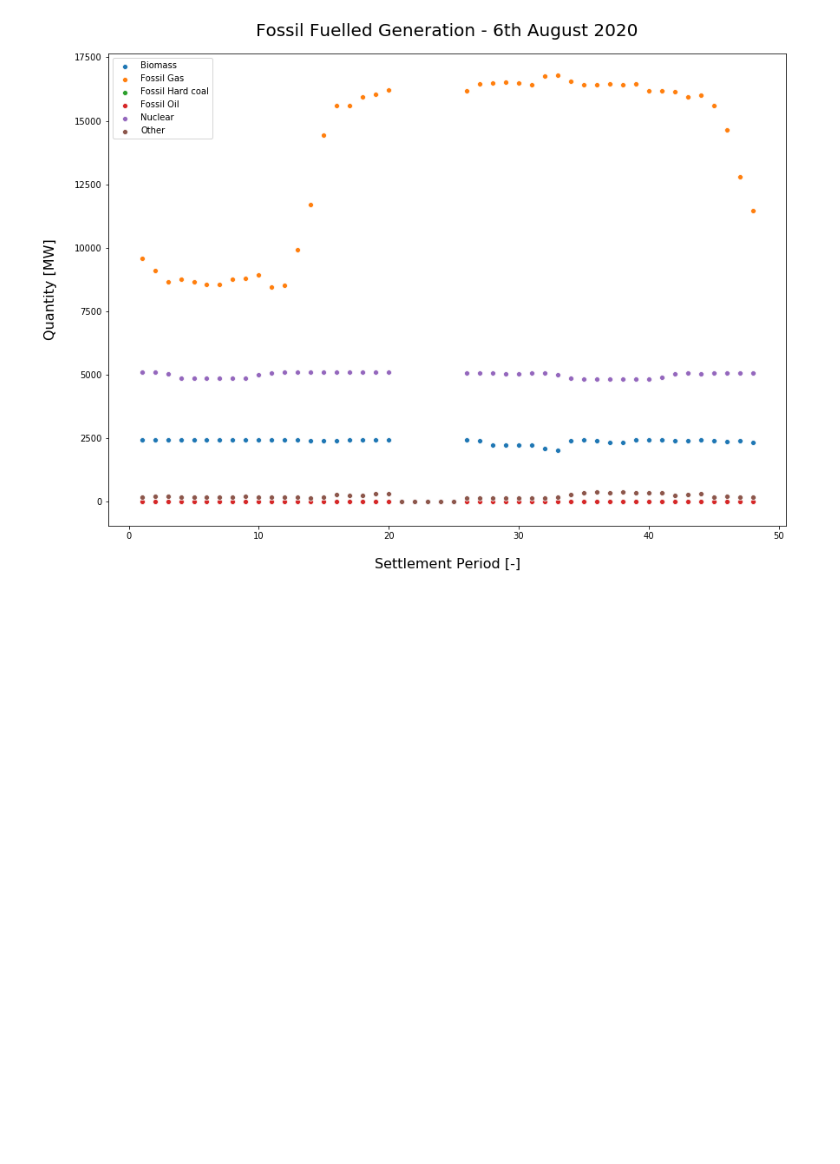
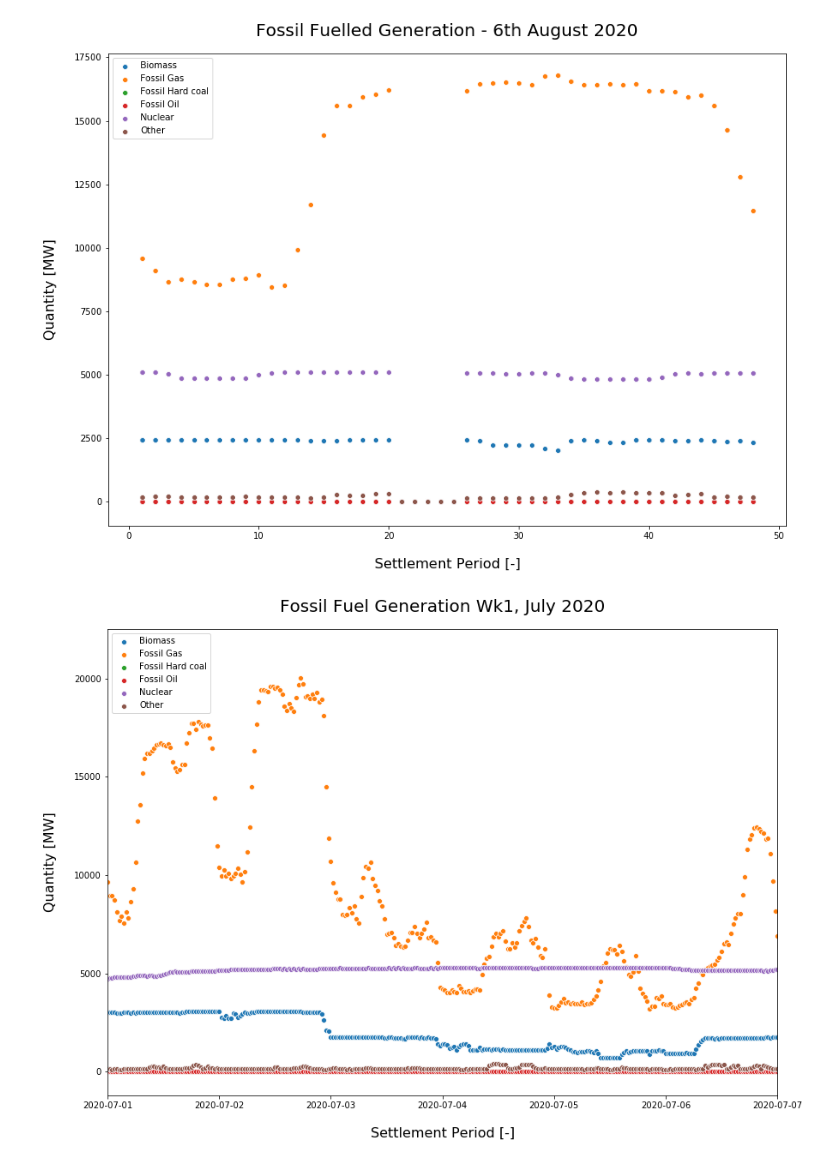
Before and after one commit to PMetcalf/GensetSimulation, a Jupyter notebook: data_analytics/notebooks/1.0-pm-eda.ipynb, the cells around one changed output. Drawn from its saved outputs; the diff is of its cells as text; code cells hidden in the pictures; blank space fills up the shorter version.

```diff
--- a/data_analytics/notebooks/1.0-pm-eda.ipynb
+++ b/data_analytics/notebooks/1.0-pm-eda.ipynb
@@ -169,3 +169,25 @@ plt.legend(loc ="upper left")
 plt.show()
 # %% [output]
 [figure]
+# %%
+# Plot Fossil Fuel Generation over Week
+
+#plt.figure(figsize =(14, 10))
+fig,ax = plt.subplots(figsize=(14, 10))
+
+# Plot generation
+for pow_type, data in fossil_df.groupby('powType'):
+    sns.scatterplot(data = data, x = "setDatetime", y = "quantity", ax = ax, label = pow_type)
+
+# Set x limits
+ax.set_xlim([datetime.date(2020, 7, 1), datetime.date(2020, 7, 7)])
+
+# Set title, axes, legend
+plt.title("Fossil Fuel Generation Wk1, July 2020", fontsize = 20, pad = 20)
+plt.xlabel("Settlement Period [-]", fontsize = 16, labelpad = 20)
+plt.ylabel("Quantity [MW]", fontsize = 16, labelpad = 20)
+plt.legend(loc ="upper left")
+
+plt.show()
+# %% [output]
+[figure, added]
```
Also changed, not shown: parts of 2 cells of this notebook.
